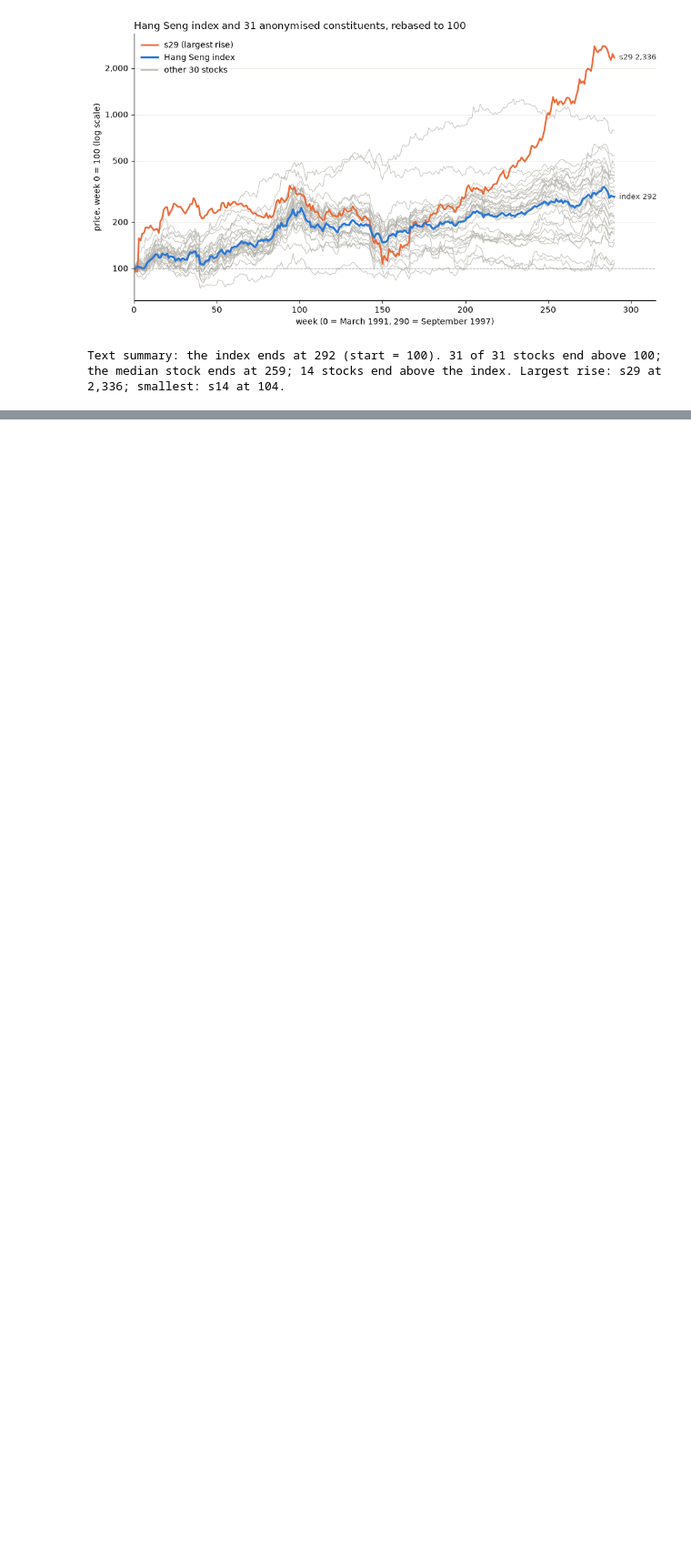
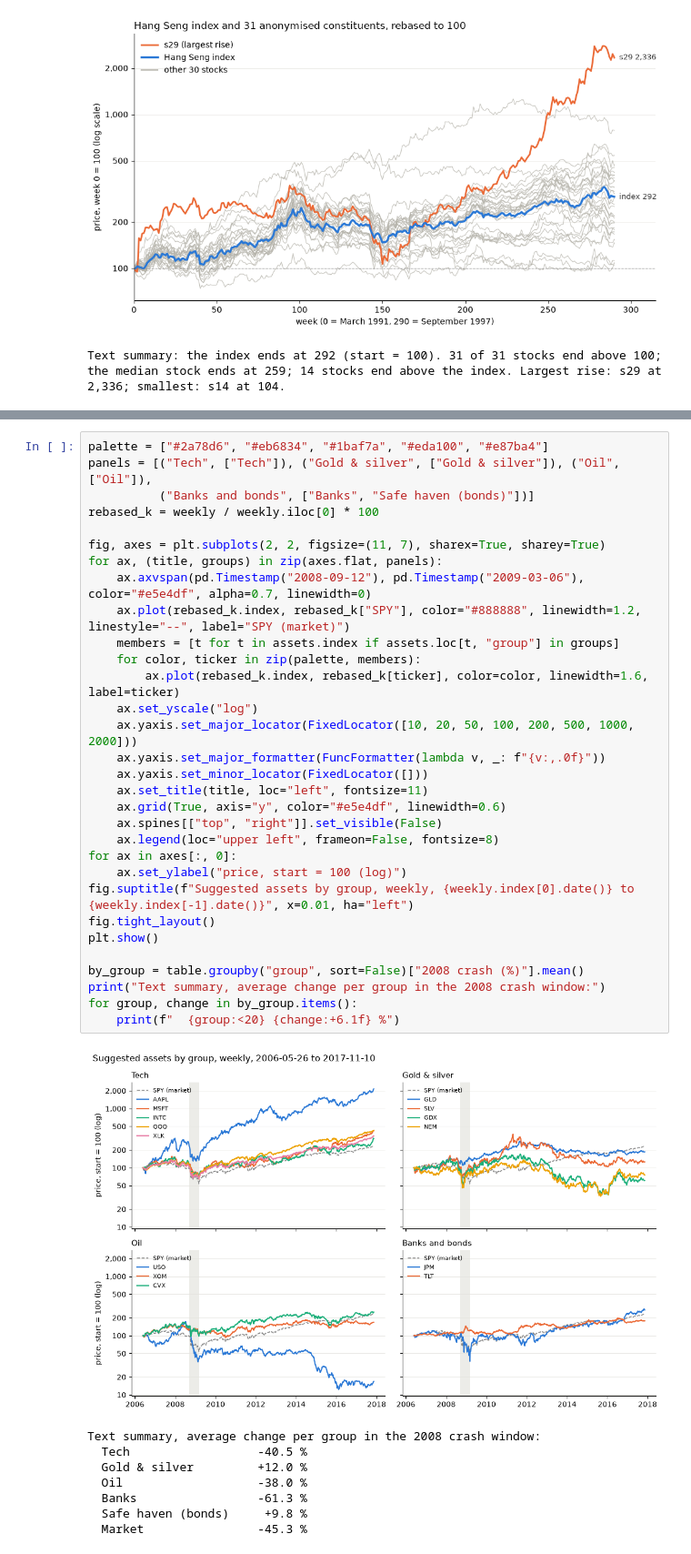
Before and after one commit to Oussema-t/zollerqu-qollab, a Jupyter notebook: stocks/stock_idea_ZollerQu.ipynb, the cells around one changed output, grey strips where cells are left out. Shown at 91% size. Drawn from its saved outputs; the diff is of its cells as text; blank space fills up the shorter version.

Commit message:
docs(stocks): notebook first look at the Kaggle named-asset data
Co-Authored-By: Claude Opus 5.5 <noreply@anthropic.com>

```diff
--- a/stocks/stock_idea_ZollerQu.ipynb
+++ b/stocks/stock_idea_ZollerQu.ipynb
@@ -233,0 +349,40 @@ Text summary: the index ends at 292 (start = 100). 31 of 31 stocks end above 100
+# %%
+palette = ["#2a78d6", "#eb6834", "#1baf7a", "#eda100", "#e87ba4"]
+panels = [("Tech", ["Tech"]), ("Gold & silver", ["Gold & silver"]), ("Oil", ["Oil"]),
+          ("Banks and bonds", ["Banks", "Safe haven (bonds)"])]
+rebased_k = weekly / weekly.iloc[0] * 100
+
+fig, axes = plt.subplots(2, 2, figsize=(11, 7), sharex=True, sharey=True)
+for ax, (title, groups) in zip(axes.flat, panels):
+    ax.axvspan(pd.Timestamp("2008-09-12"), pd.Timestamp("2009-03-06"), color="#e5e4df", alpha=0.7, linewidth=0)
+    ax.plot(rebased_k.index, rebased_k["SPY"], color="#888888", linewidth=1.2, linestyle="--", label="SPY (market)")
+    members = [t for t in assets.index if assets.loc[t, "group"] in groups]
+    for color, ticker in zip(palette, members):
+        ax.plot(rebased_k.index, rebased_k[ticker], color=color, linewidth=1.6, label=ticker)
+    ax.set_yscale("log")
+    ax.yaxis.set_major_locator(FixedLocator([10, 20, 50, 100, 200, 500, 1000, 2000]))
+    ax.yaxis.set_major_formatter(FuncFormatter(lambda v, _: f"{v:,.0f}"))
+    ax.yaxis.set_minor_locator(FixedLocator([]))
+    ax.set_title(title, loc="left", fontsize=11)
+    ax.grid(True, axis="y", color="#e5e4df", linewidth=0.6)
+    ax.spines[["top", "right"]].set_visible(False)
+    ax.legend(loc="upper left", frameon=False, fontsize=8)
+for ax in axes[:, 0]:
+    ax.set_ylabel("price, start = 100 (log)")
+fig.suptitle(f"Suggested assets by group, weekly, {weekly.index[0].date()} to {weekly.index[-1].date()}", x=0.01, ha="left")
+fig.tight_layout()
+plt.show()
+
+by_group = table.groupby("group", sort=False)["2008 crash (%)"].mean()
+print("Text summary, average change per group in the 2008 crash window:")
+for group, change in by_group.items():
+    print(f"  {group:<20} {change:+6.1f} %")
+# %% [output]
+[figure, added]
+Text summary, average change per group in the 2008 crash window:
+  Tech                  -40.5 %
+  Gold & silver         +12.0 %
+  Oil                   -38.0 %
+  Banks                 -61.3 %
+  Safe haven (bonds)     +9.8 %
+  Market                -45.3 %
```
Also changed, not shown: parts of 6 cells of this notebook.
